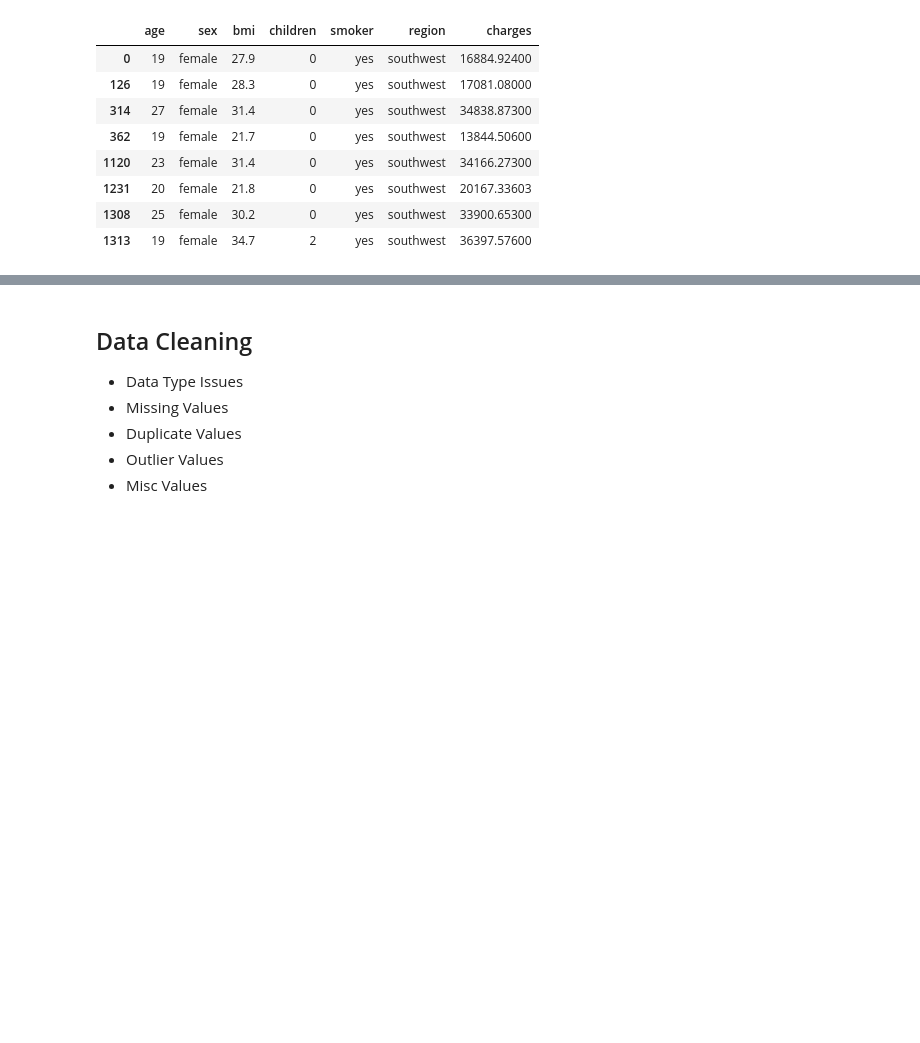
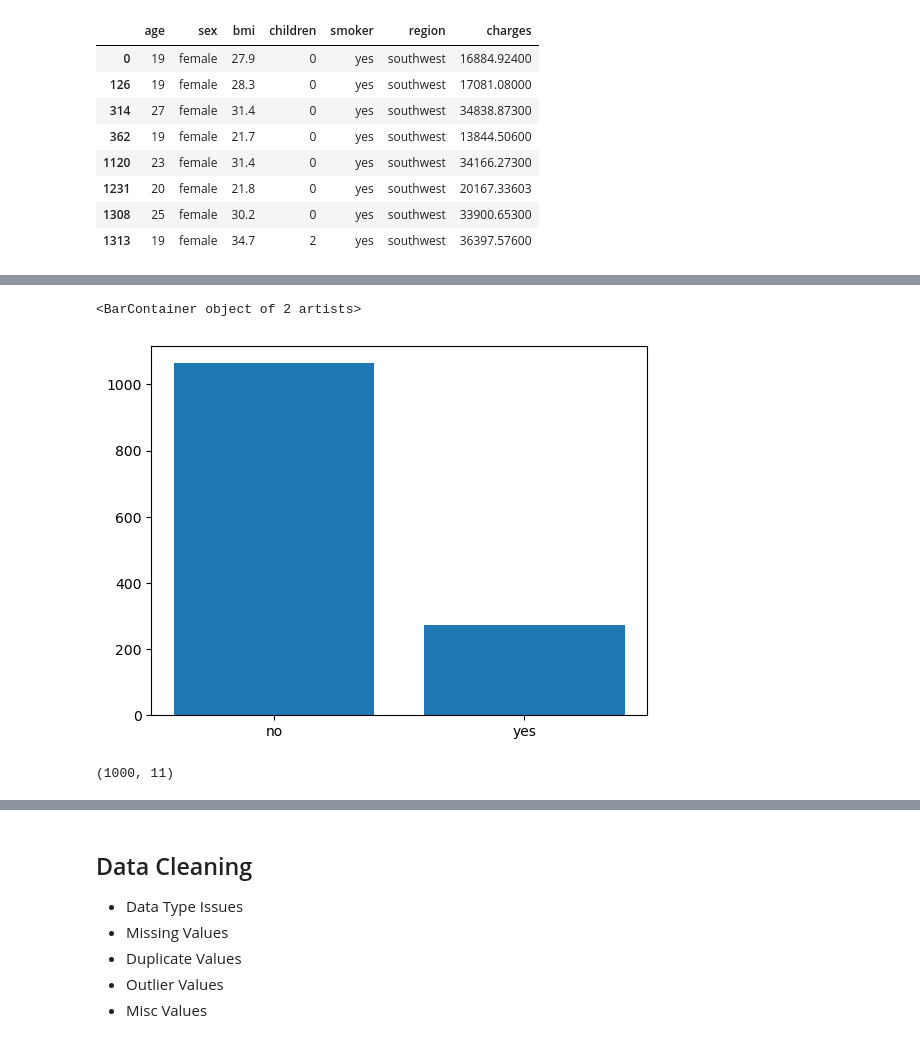
Before and after one commit to Khuzaima811/Pandas-Practice-repo, a Jupyter notebook: Class3PRC(Data_Cleaning).ipynb, the cells around one changed output, grey strips where cells are left out. Cells and saved outputs as stored; diff of their text form; code cells hidden in the pictures; blank space fills up the shorter version.

```diff
--- a/Class3PRC(Data_Cleaning).ipynb
+++ b/Class3PRC(Data_Cleaning).ipynb
@@ -177,0 +244,5 @@ data[(data.sex=="female") & (data.smoker=="yes") & (data.region=="southwest") &
+# %%
+plt.bar(data.smoker.value_counts().index,data.smoker.value_counts().values)
+# %% [output]
+<BarContainer object of 2 artists>
+[figure, added]
@@ -177,0 +251,4 @@ data[(data.sex=="female") & (data.smoker=="yes") & (data.region=="southwest") &
+# %%
+movie.shape
+# %% [output]
+(1000, 11)
```
Also changed, not shown: parts of 43 cells of this notebook, 10 other files.
